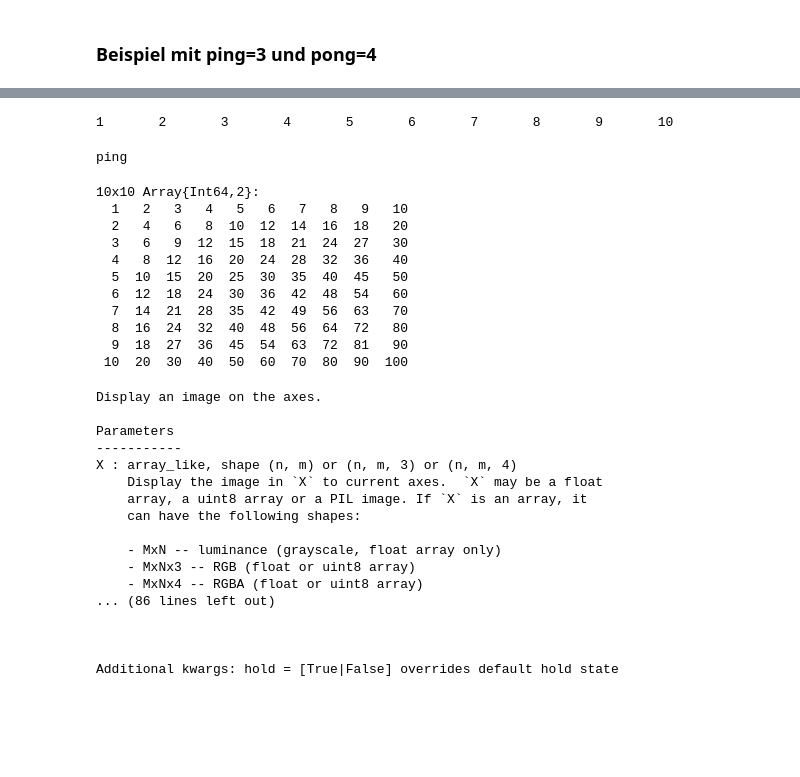
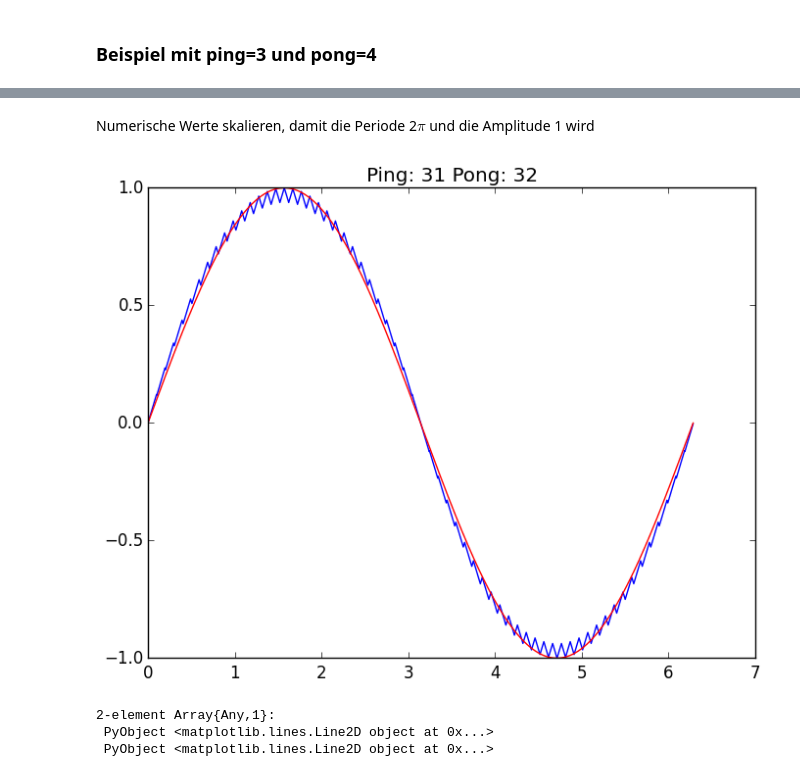
Before and after one commit to mgje/Python-Mathematik-Beispiele, a Jupyter notebook: notebook/Sin_Approximation.ipynb, the cells around one changed output, grey strips where cells are left out. Cells and saved outputs as stored; diff of their text form; code cells hidden in the pictures; blank space fills up the shorter version.

```diff
--- a/notebook/Sin_Approximation.ipynb
+++ b/notebook/Sin_Approximation.ipynb
@@ -220,49 +90,18 @@ Source line: 2
-# %%
-for i in 1:10
-    print(i)
-    print('\t')
-end
-# %% [output]
-1       2       3       4       5       6       7       8       9       10
-# %%
-ping = 3
-n = 9
-if n%ping==0
-    print ("ping")
-end
-# %% [output]
-ping
-# %%
-test = [r*d for r in 1:10, d in 1:10]
-# %% [output]
-10x10 Array{Int64,2}:
-  1   2   3   4   5   6   7   8   9   10
-  2   4   6   8  10  12  14  16  18   20
-  3   6   9  12  15  18  21  24  27   30
-  4   8  12  16  20  24  28  32  36   40
-  5  10  15  20  25  30  35  40  45   50
-  6  12  18  24  30  36  42  48  54   60
-  7  14  21  28  35  42  49  56  63   70
-  8  16  24  32  40  48  56  64  72   80
-  9  18  27  36  45  54  63  72  81   90
- 10  20  30  40  50  60  70  80  90  100
-# %%
-help("imshow")
-# %% [output]
-Display an image on the axes.
-
-Parameters
------------
-X : array_like, shape (n, m) or (n, m, 3) or (n, m, 4)
-    Display the image in `X` to current axes.  `X` may be a float
-    array, a uint8 array or a PIL image. If `X` is an array, it
-    can have the following shapes:
-
-    - MxN -- luminance (grayscale, float array only)
-    - MxNx3 -- RGB (float or uint8 array)
-    - MxNx4 -- RGBA (float or uint8 array)
-... (86 lines left out)
-
-
-
-Additional kwargs: hold = [True|False] overrides default hold state
+# %% [markdown]
+Numerische Werte skalieren, damit die Periode 2$\pi$ und die Amplitude 1 wird
+# %%
+pri = primes(33)
+ping=last(pri)
+pong=ping+1
+y = [pp(n,ping,pong) for n in 1:2*ping*pong]
+ymax = maximum(y)
+y2 = 1.0/ymax*y
+x = linspace(0,2*pi,2*ping*pong)
+y3 = sin(x)
+title("Ping: $(ping) Pong: $(ping+1)")
+plot(x, y2,"b-", x,y3,"r-", linewidth=1.0)
+# %% [output]
+[figure, added]
+2-element Array{Any,1}:
+ PyObject <matplotlib.lines.Line2D object at 0x...>
+ PyObject <matplotlib.lines.Line2D object at 0x...>
```
Also changed, not shown: parts of 21 cells of this notebook.
